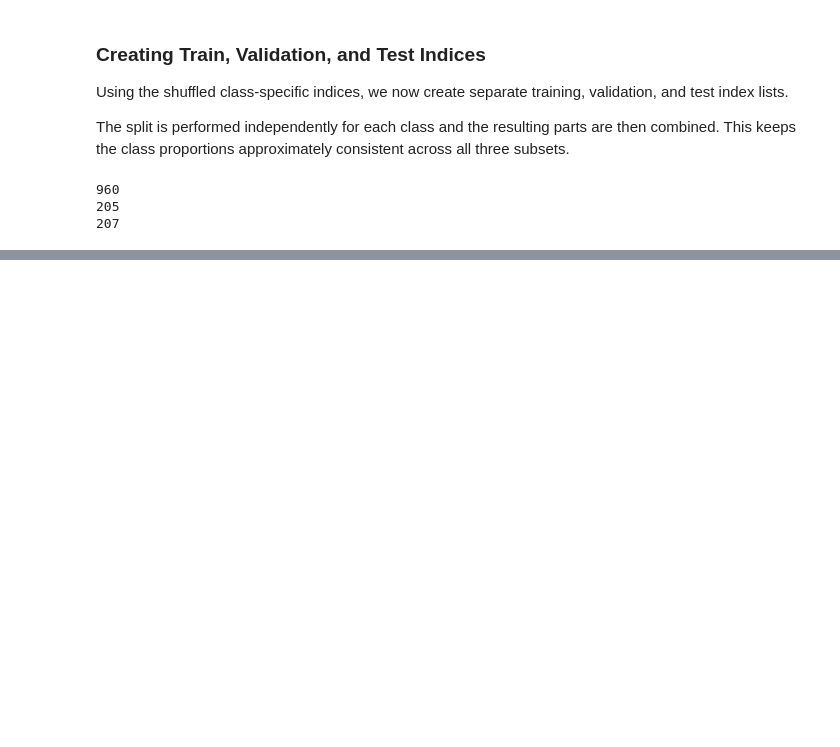
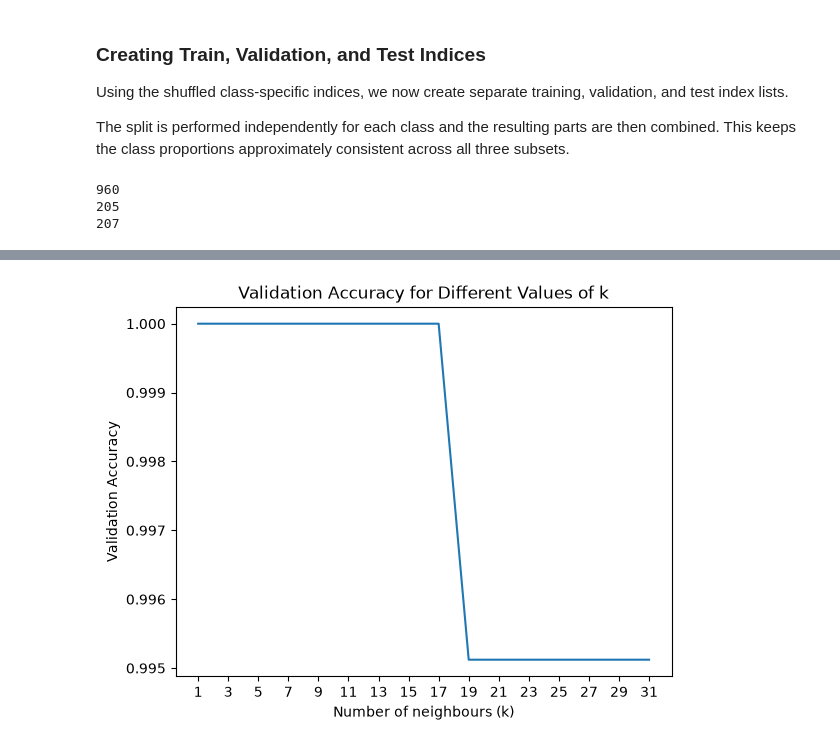
Before and after one commit to oliversulej/banknote-authentication-from-scratch, a Jupyter notebook: notebooks/02_modeling.ipynb, the cells around one changed output, grey strips where cells are left out. Drawn from its saved outputs; the diff is of its cells as text; code cells hidden in the pictures; blank space fills up the shorter version.

```diff
--- a/notebooks/02_modeling.ipynb
+++ b/notebooks/02_modeling.ipynb
@@ -140,0 +426,8 @@ print(len(test_indices))
+# %%
+for i in range(10):
+    print(
+        "Prediction:",
+        validation_predictions[i],
+        "| Actual:",
+        y_validation.iloc[i]
+    )
@@ -140,0 +454,23 @@ print(len(test_indices))
+# %%
+k_values = list(range(1, 32, 2))
+validation_accuracies = []
+
+for k in k_values:
+    predictions = []
+
+    for i in range(len(X_validation_scaled)):
+        query_point = X_validation_scaled.iloc[i].tolist()
+        prediction = knn_predict(X_train_scaled, y_train, query_point, k)
+        predictions.append(prediction)
+
+    correct_predictions = 0
+    for i in range(len(predictions)):
+        if predictions[i] == y_validation.iloc[i]:
+            correct_predictions += 1
+
+    accuracy = correct_predictions/len(predictions)
+
+    validation_accuracies.append(accuracy)
+
+for i in range(len(k_values)):
+    print(f"k = {k_values[i]}, accuracy: {validation_accuracies[i]}")
@@ -140,0 +500,13 @@ print(len(test_indices))
+# %%
+fig, ax = plt.subplots()
+
+ax.plot(k_values, validation_accuracies)
+ax.set_xticks(k_values)
+
+ax.set_ylabel("Validation Accuracy")
+ax.set_xlabel("Number of neighbours (k)")
+ax.set_title("Validation Accuracy for Different Values of k")
+
+plt.show()
+# %% [output]
+[figure, added]
```
Also changed, not shown: parts of 31 cells of this notebook.
